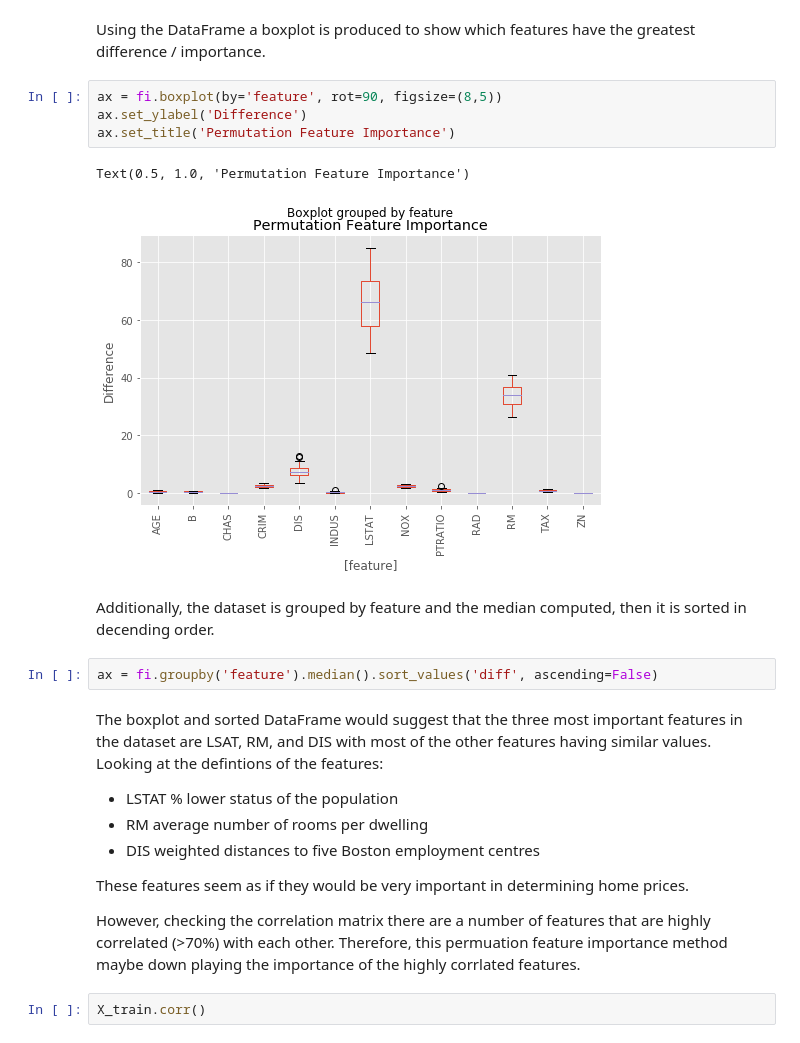
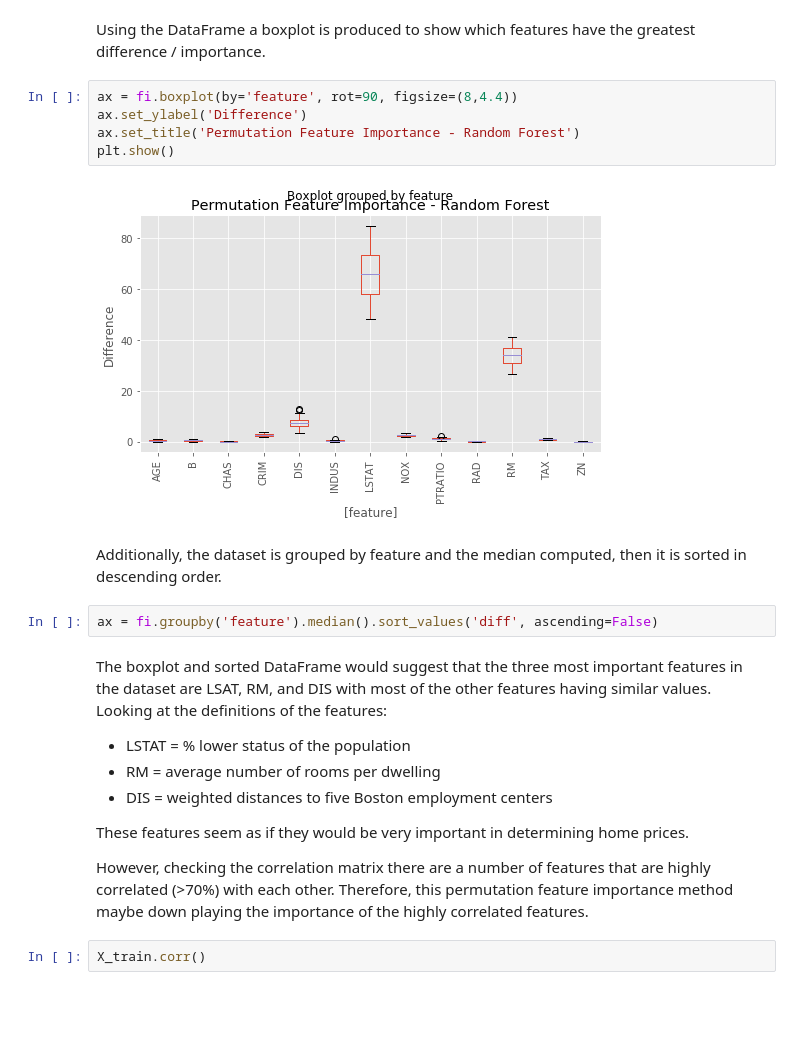
Before and after one commit to stubberf/Feature_Importance, a Jupyter notebook: Feature Importance.ipynb, the cells around one changed output. Drawn from its saved outputs; the diff is of its cells as text; blank space fills up the shorter version.

```diff
--- a/Feature Importance.ipynb
+++ b/Feature Importance.ipynb
@@ -105,26 +105,26 @@ fi.head()
 # %% [markdown]
 Using the DataFrame a boxplot is produced to show which features have the greatest difference / importance.
 # %%
-ax = fi.boxplot(by='feature', rot=90, figsize=(8,5))
+ax = fi.boxplot(by='feature', rot=90, figsize=(8,4.4))
 ax.set_ylabel('Difference')
-ax.set_title('Permutation Feature Importance')
+ax.set_title('Permutation Feature Importance - Random Forest')
+plt.show()
 # %% [output]
-Text(0.5, 1.0, 'Permutation Feature Importance')
-[figure, old version]
+[figure, new version]
 # %% [markdown]
-Additionally, the dataset is grouped by feature and the median computed, then it is sorted in decending order.
+Additionally, the dataset is grouped by feature and the median computed, then it is sorted in descending order.
 # %%
 ax = fi.groupby('feature').median().sort_values('diff', ascending=False)
 # %% [markdown]
-The boxplot and sorted DataFrame would suggest that the three most important features in the dataset are LSAT, RM, and DIS with most of the other features having similar values. Looking at the defintions of the features:
-- LSTAT % lower status of the population
-- RM average number of rooms per dwelling
-- DIS weighted distances to five Boston employment centres
+The boxplot and sorted DataFrame would suggest that the three most important features in the dataset are LSAT, RM, and DIS with most of the other features having similar values. Looking at the definitions of the features:
+- LSTAT = % lower status of the population
+- RM = average number of rooms per dwelling
+- DIS = weighted distances to five Boston employment centers
 
 These features seem as if they would be very important in determining home prices.
 
 
-However, checking the correlation matrix there are a number of features that are highly correlated (>70%) with each other. Therefore, this permuation feature importance method maybe down playing the importance of the highly corrlated features.
+However, checking the correlation matrix there are a number of features that are highly correlated (>70%) with each other. Therefore, this permutation feature importance method maybe down playing the importance of the highly correlated features.
 # %%
 X_train.corr()
 # %% [output]
```
Also changed, not shown: parts of 7 cells of this notebook, 1 other file.
